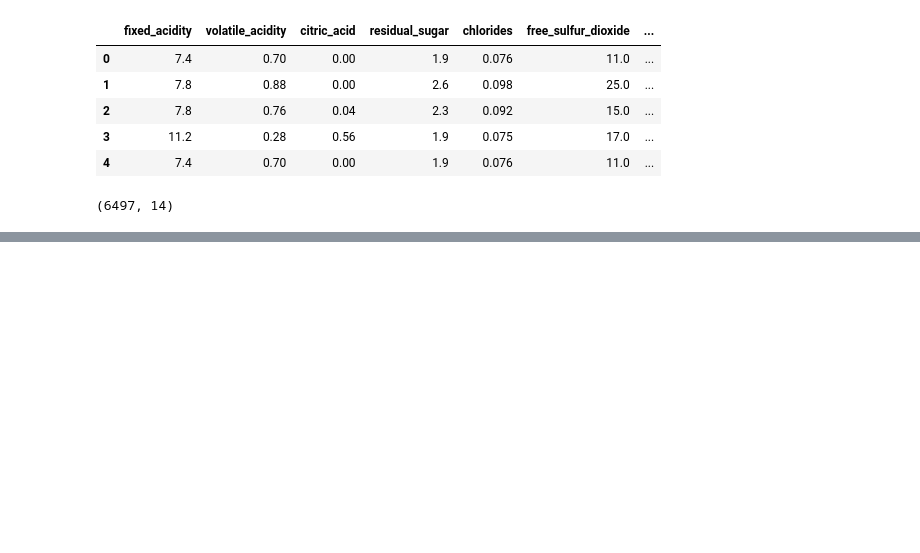
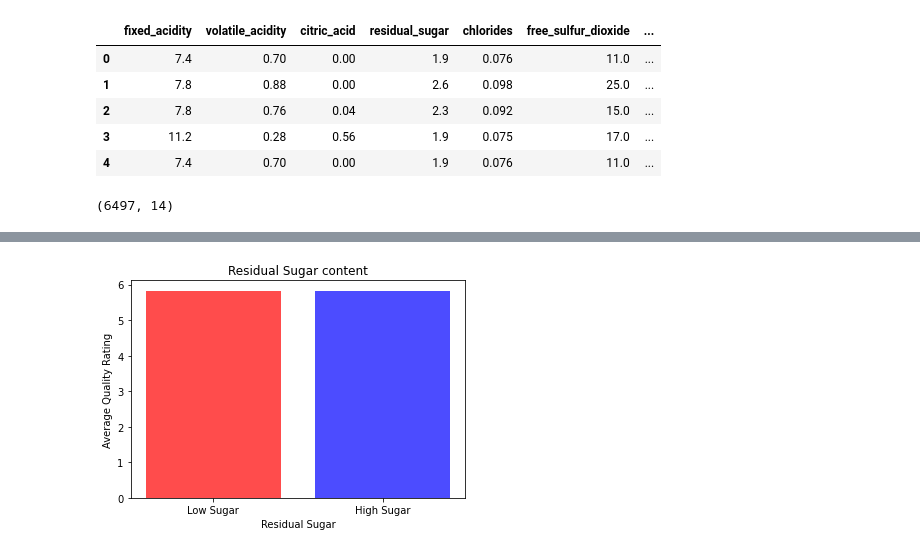
Before and after one commit to MRX44/Wine-Data-analysis, a Jupyter notebook: Untitled.ipynb, the cells around one changed output, grey strips where cells are left out. Drawn from its saved outputs; the diff is of its cells as text; code cells hidden in the pictures; blank space fills up the shorter version.

```diff
--- a/Untitled.ipynb
+++ b/Untitled.ipynb
@@ -184,0 +264,10 @@ wine_df.shape
+# %%
+#Q4 : Do sweeter wines (more residual sugar) receive better ratings?
+# get the median amount of residual sugar
+med2 = wine_df["residual_sugar"].median()
+# %%
+# select samples with residual sugar less than the median
+low_sugar = wine_df[wine_df["residual_sugar"] < med2]
+
+# select samples with residual sugar greater than or equal to the median
+high_sugar = wine_df[wine_df["residual_sugar"] >= med2]
@@ -184,0 +278,14 @@ wine_df.shape
+# %%
+# Create a bar chart with proper labels
+low_sugar_quality = low_sugar["quality"].mean()
+high_sugar_quality = high_sugar["quality"].mean()
+loc = [1,2]
+colors = ['red', 'blue']
+high = [low_sugar_quality,high_sugar_quality]
+labels2 = ['Low Sugar', 'High Sugar']
+plt.bar(loc,high,tick_label=labels2, color=colors,alpha=.7);
+plt.title("Residual Sugar content")
+plt.xlabel("Residual Sugar")
+plt.ylabel('Average Quality Rating');
+# %% [output]
+[figure, added]
```
Also changed, not shown: parts of 16 cells of this notebook.
